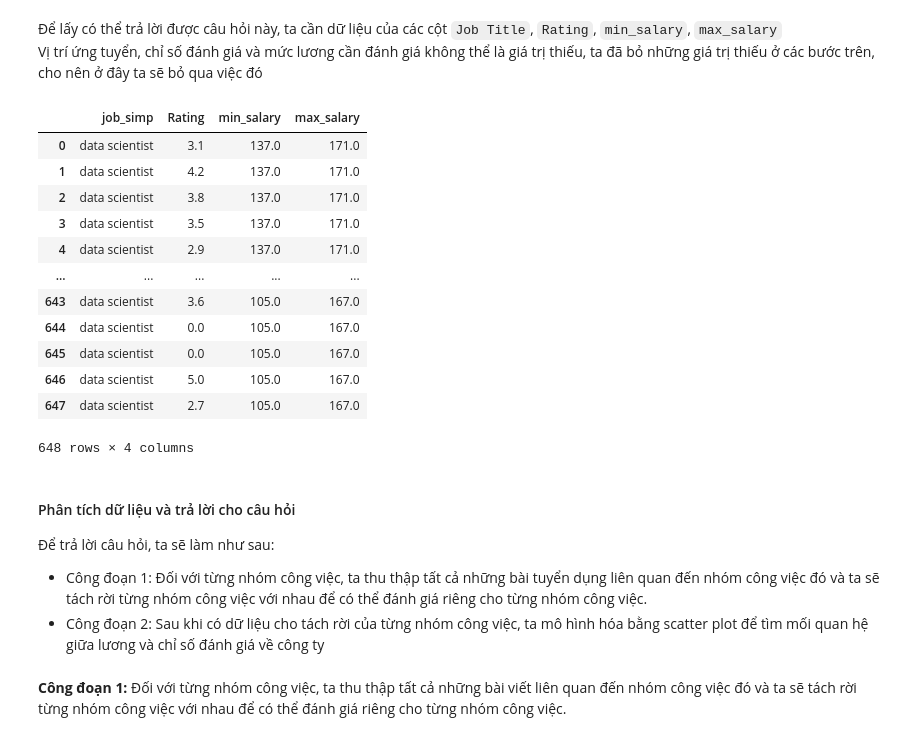
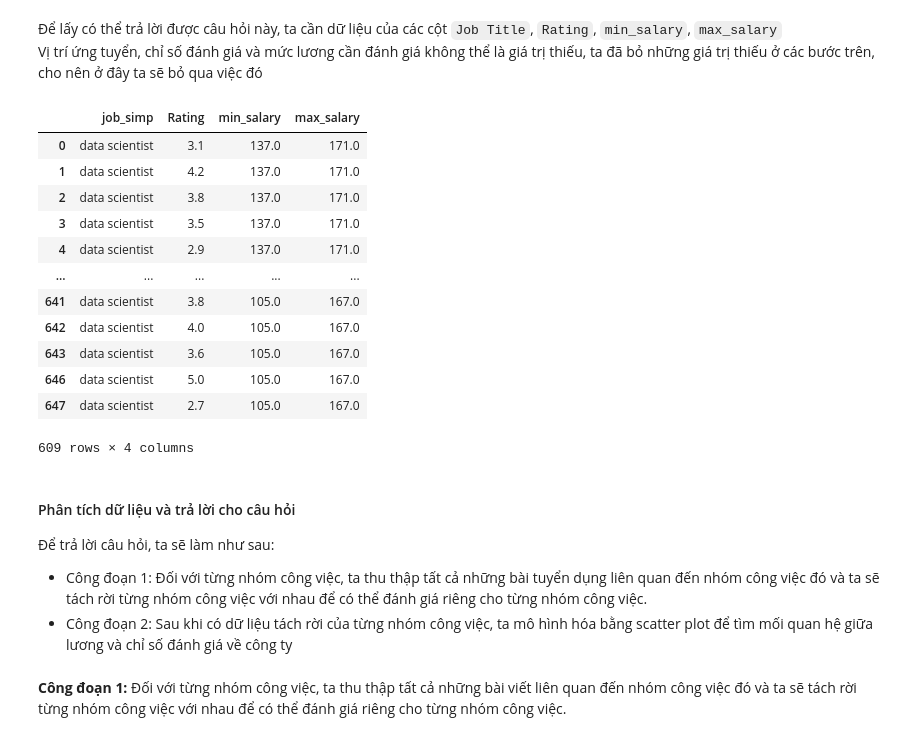
Before and after one commit to fminhtu/P4DS-FinalProject, a Jupyter notebook: Final.ipynb, the cells around one changed output. Drawn from its saved outputs; the diff is of its cells as text; code cells hidden in the pictures.

```diff
--- a/Final.ipynb
+++ b/Final.ipynb
@@ -374,26 +374,27 @@ figure = sns.scatterplot(x='max_salary', y='Count', label="Job title", data=revi
 Vị trí ứng tuyển, chỉ số đánh giá và mức lương cần đánh giá không thể là giá trị thiếu, ta đã bỏ những giá trị thiếu ở các bước trên, cho nên ở đây ta sẽ bỏ qua việc đó
 # %%
 rating_job_simp = df[['job_simp', 'Rating', 'min_salary', 'max_salary']]
+rating_job_simp = rating_job_simp.drop(rating_job_simp.index[rating_job_simp['Rating'] == 0])
 rating_job_simp
 # %% [output]
 |  | job_simp | Rating | min_salary | max_salary |
 | 0 | data scientist | 3.1 | 137.0 | 171.0 |
 | 1 | data scientist | 4.2 | 137.0 | 171.0 |
 | 2 | data scientist | 3.8 | 137.0 | 171.0 |
 | 3 | data scientist | 3.5 | 137.0 | 171.0 |
 | 4 | data scientist | 2.9 | 137.0 | 171.0 |
 | ... | ... | ... | ... | ... |
+| 641 | data scientist | 3.8 | 105.0 | 167.0 |
+| 642 | data scientist | 4.0 | 105.0 | 167.0 |
 | 643 | data scientist | 3.6 | 105.0 | 167.0 |
-| 644 | data scientist | 0.0 | 105.0 | 167.0 |
-| 645 | data scientist | 0.0 | 105.0 | 167.0 |
 | 646 | data scientist | 5.0 | 105.0 | 167.0 |
 | 647 | data scientist | 2.7 | 105.0 | 167.0 |
-648 rows × 4 columns
+609 rows × 4 columns
 # %% [markdown]
 #### Phân tích dữ liệu và trả lời cho câu hỏi
 Để trả lời câu hỏi, ta sẽ làm như sau:
 - Công đoạn 1: Đối với từng nhóm công việc, ta thu thập tất cả những bài tuyển dụng liên quan đến nhóm công việc đó và ta sẽ tách rời từng nhóm công việc với nhau để có thể đánh giá riêng cho từng nhóm công việc.
-- Công đoạn 2: Sau khi có dữ liệu cho tách rời của từng nhóm công việc, ta mô hình hóa bằng scatter plot để tìm mối quan hệ giữa lương và chỉ số đánh giá về công ty
+- Công đoạn 2: Sau khi có dữ liệu tách rời của từng nhóm công việc, ta mô hình hóa bằng scatter plot để tìm mối quan hệ giữa lương và chỉ số đánh giá về công ty
 # %% [markdown]
 **Công đoạn 1:** Đối với từng nhóm công việc, ta thu thập tất cả những bài viết liên quan đến nhóm công việc đó và ta sẽ tách rời từng nhóm công việc với nhau để có thể đánh giá riêng cho từng nhóm công việc.
 # %% [markdown]
```
Also changed, not shown: parts of 15 cells of this notebook.
